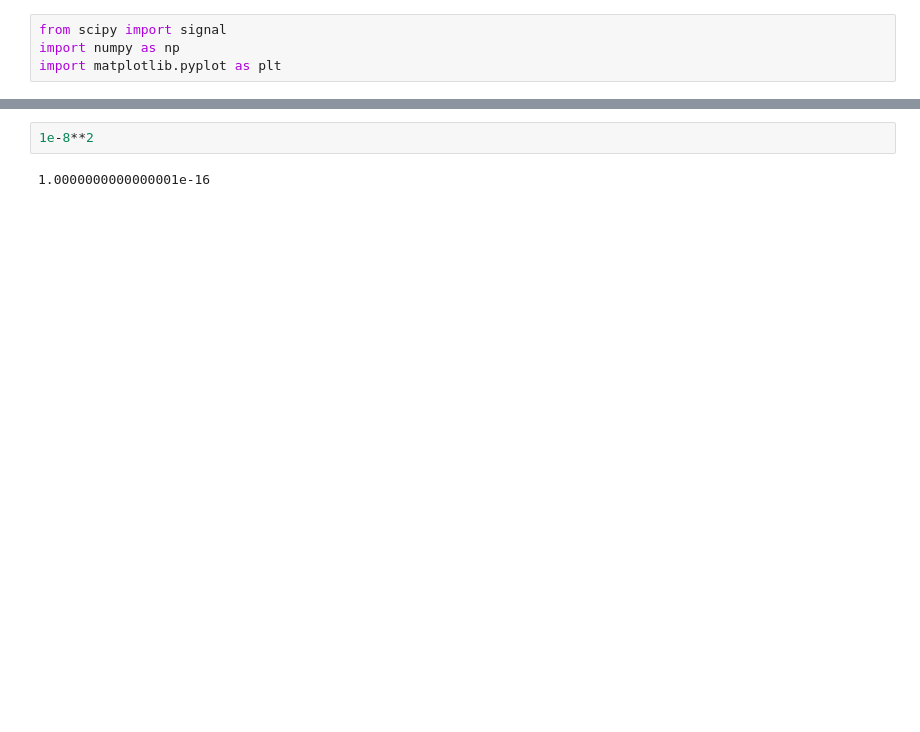
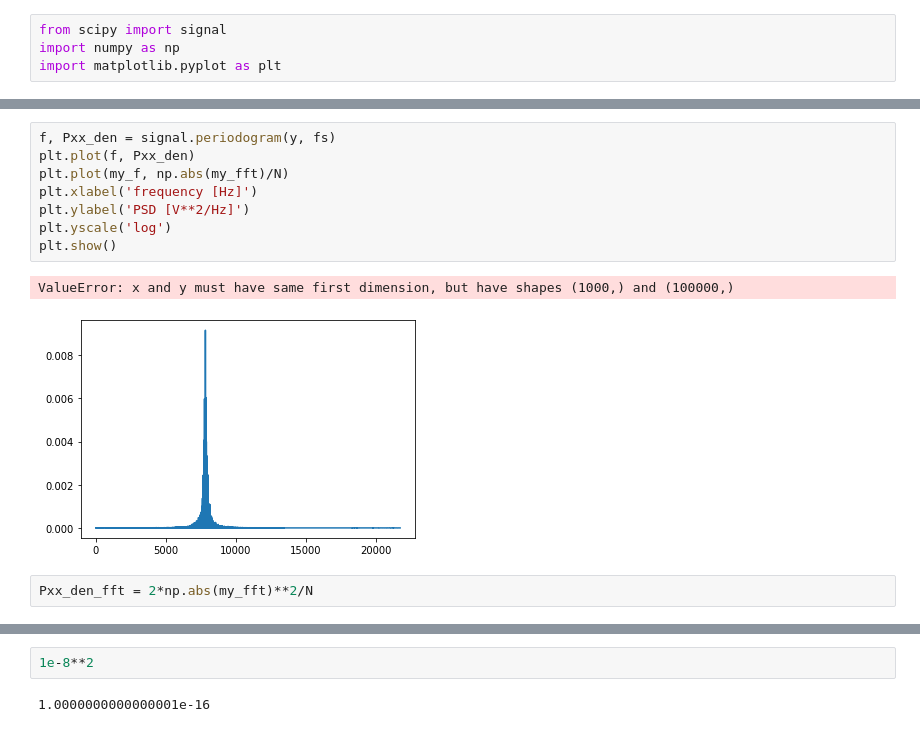
Before and after one commit to natriant/utils, a Jupyter notebook: noise_studies_playground/PSD_computation/periodogram_colored_noise.ipynb, the cells around one changed output, grey strips where cells are left out. Drawn from its saved outputs; the diff is of its cells as text; blank space fills up the shorter version.

```diff
--- a/noise_studies_playground/PSD_computation/periodogram_colored_noise.ipynb
+++ b/noise_studies_playground/PSD_computation/periodogram_colored_noise.ipynb
@@ -29,2 +63,15 @@ y = phi_0 * np.cos(psi_t_list)
+# %%
+f, Pxx_den = signal.periodogram(y, fs)
+plt.plot(f, Pxx_den)
+plt.plot(my_f, np.abs(my_fft)/N)
+plt.xlabel('frequency [Hz]')
+plt.ylabel('PSD [V**2/Hz]')
+plt.yscale('log')
+plt.show()
+# %% [output]
+ValueError: x and y must have same first dimension, but have shapes (1000,) and (100000,)
+[figure, added]
+# %%
+Pxx_den_fft = 2*np.abs(my_fft)**2/N
 # %%
 f, Pxx_den = signal.periodogram(y, fs)
```
Also changed, not shown: parts of 27 cells of this notebook, 3 other files.
